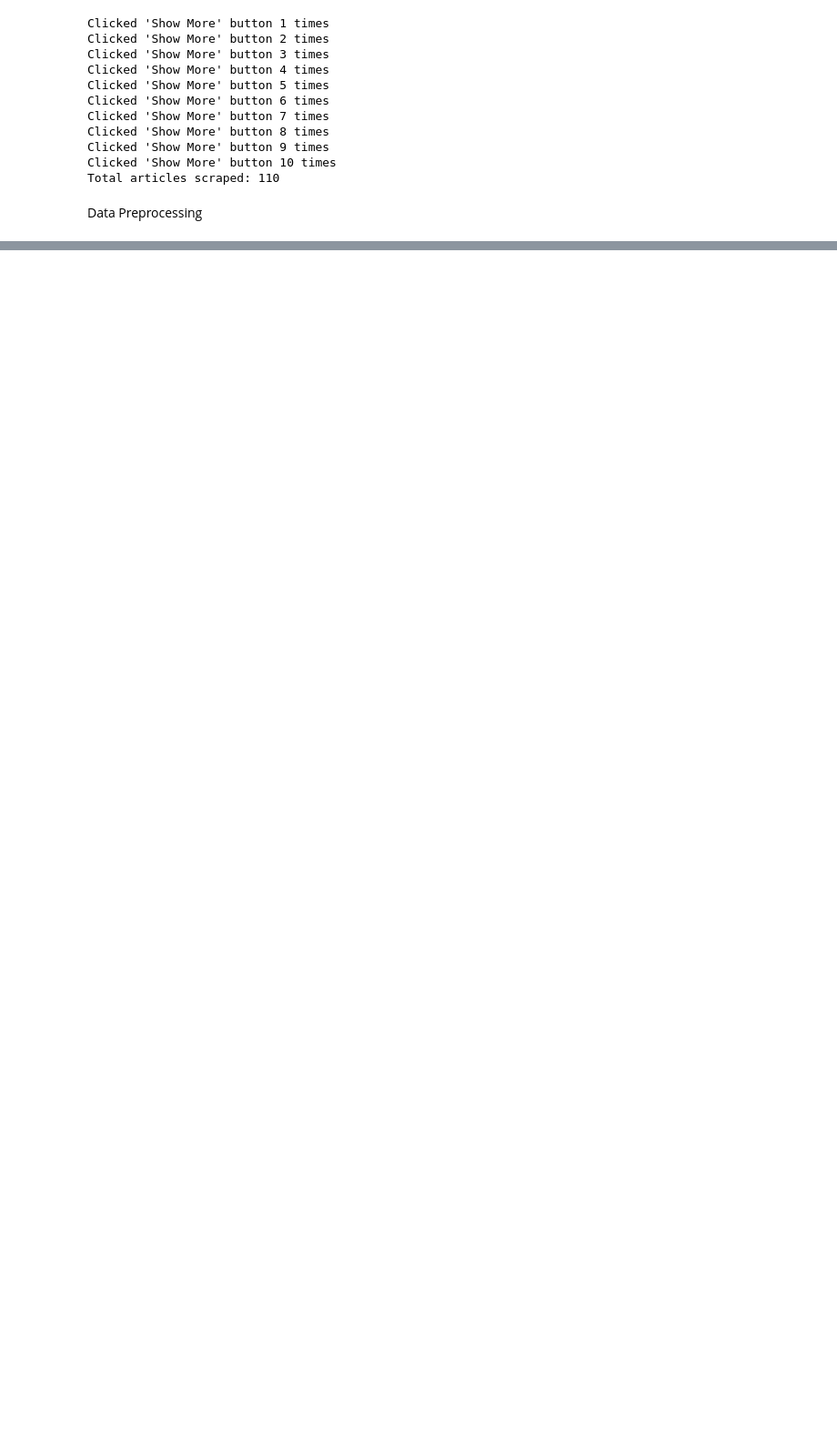
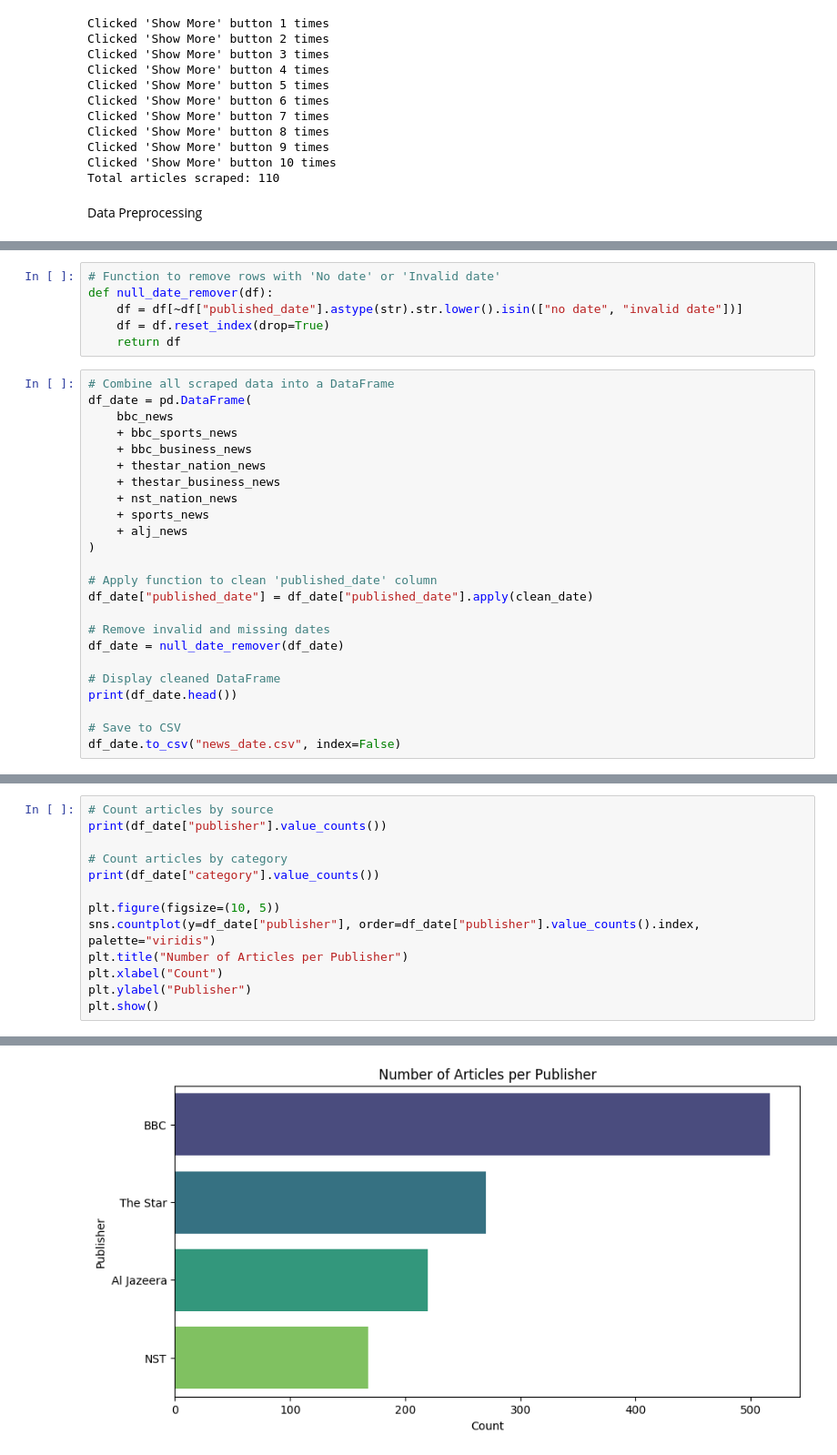
Before and after one commit to acsontfd/NewsScrapers, a Jupyter notebook: assessment_CGT.ipynb, the cells around one changed output, grey strips where cells are left out. Shown: that part at 91% size. Cells and saved outputs as stored; diff of their text form; blank space fills up the shorter version.

```diff
--- a/assessment_CGT.ipynb
+++ b/assessment_CGT.ipynb
@@ -791,0 +735,30 @@ df.head()
+# %%
+# Function to remove rows with 'No date' or 'Invalid date'
+def null_date_remover(df):
+    df = df[~df["published_date"].astype(str).str.lower().isin(["no date", "invalid date"])]
+    df = df.reset_index(drop=True)
+    return df
+# %%
+# Combine all scraped data into a DataFrame
+df_date = pd.DataFrame(
+    bbc_news
+    + bbc_sports_news
+    + bbc_business_news
+    + thestar_nation_news
+    + thestar_business_news
+    + nst_nation_news
+    + sports_news
+    + alj_news
+)
+
+# Apply function to clean 'published_date' column
+df_date["published_date"] = df_date["published_date"].apply(clean_date)
+
+# Remove invalid and missing dates
+df_date = null_date_remover(df_date)
+
+# Display cleaned DataFrame
+print(df_date.head())
+
+# Save to CSV
+df_date.to_csv("news_date.csv", index=False)
@@ -791,0 +816,14 @@ df.head()
+# %%
+# Count articles by source
+print(df_date["publisher"].value_counts())
+
+# Count articles by category
+print(df_date["category"].value_counts())
+
+plt.figure(figsize=(10, 5))
+sns.countplot(y=df_date["publisher"], order=df_date["publisher"].value_counts().index, palette="viridis")
+plt.title("Number of Articles per Publisher")
+plt.xlabel("Count")
+plt.ylabel("Publisher")
+plt.show()
+# %% [output]
@@ -791,0 +850 @@ df.head()
+[figure, added]
```
Also changed, not shown: parts of 24 cells of this notebook.
